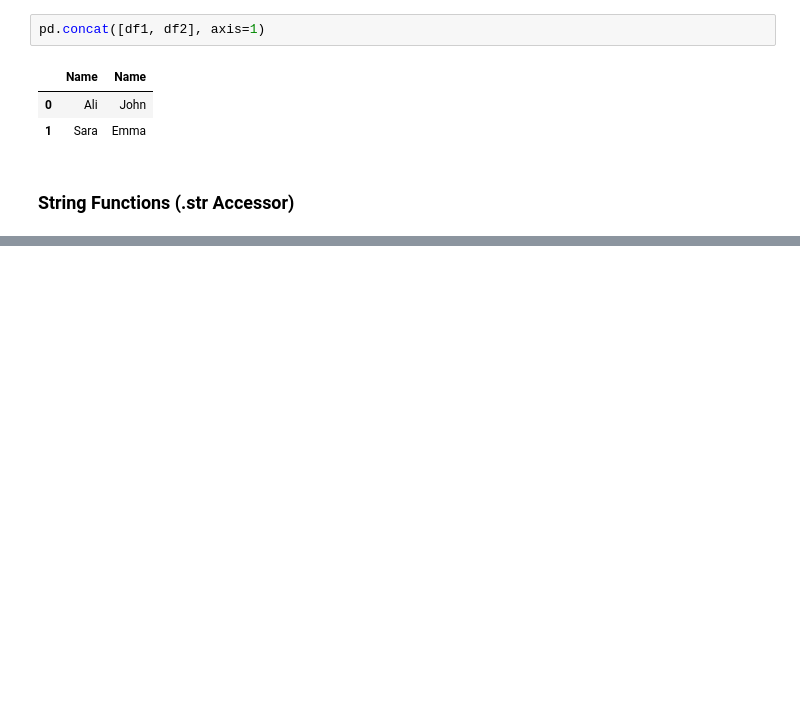
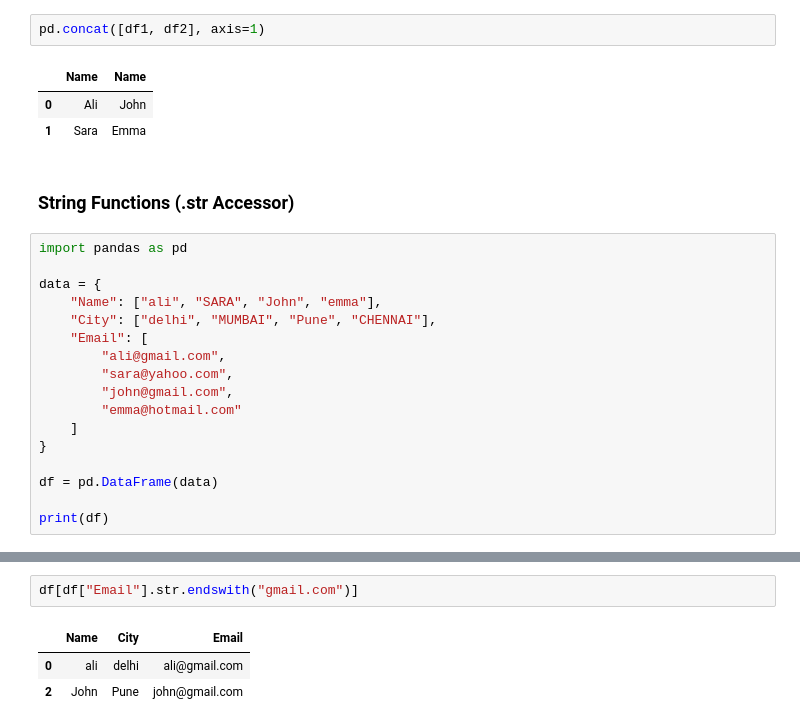
Before and after one commit to Sumaira-K/Python-Libraries, a Jupyter notebook: Pandas/Pandas_practice.ipynb, the cells around one changed output, grey strips where cells are left out. Cells and saved outputs as stored; diff of their text form; blank space fills up the shorter version.

```diff
--- a/Pandas/Pandas_practice.ipynb
+++ b/Pandas/Pandas_practice.ipynb
@@ -909,3 +909,20 @@ pd.concat([df1, df2], axis=1)
 | 1 | Sara | Emma |
 # %% [markdown]
 ### String Functions (.str Accessor)
+# %%
+import pandas as pd
+
+data = {
+    "Name": ["ali", "SARA", "John", "emma"],
+    "City": ["delhi", "MUMBAI", "Pune", "CHENNAI"],
+    "Email": [
+        "ali@gmail.com",
+        "sara@yahoo.com",
+        "john@gmail.com",
+        "emma@hotmail.com"
+    ]
+}
+
+df = pd.DataFrame(data)
+
+print(df)
@@ -911,0 +999,6 @@ pd.concat([df1, df2], axis=1)
+# %%
+df[df["Email"].str.endswith("gmail.com")]
+# %% [output]
+|  | Name | City | Email |
+| 0 | ali | delhi | ali@gmail.com |
+| 2 | John | Pune | john@gmail.com |
```
Also changed, not shown: parts of 37 cells of this notebook.
